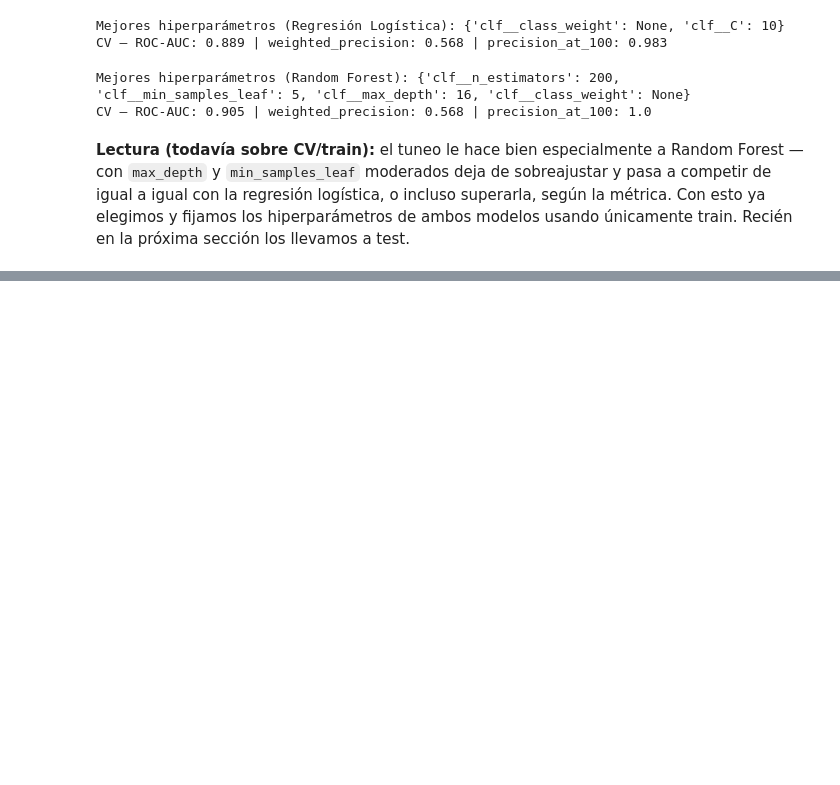
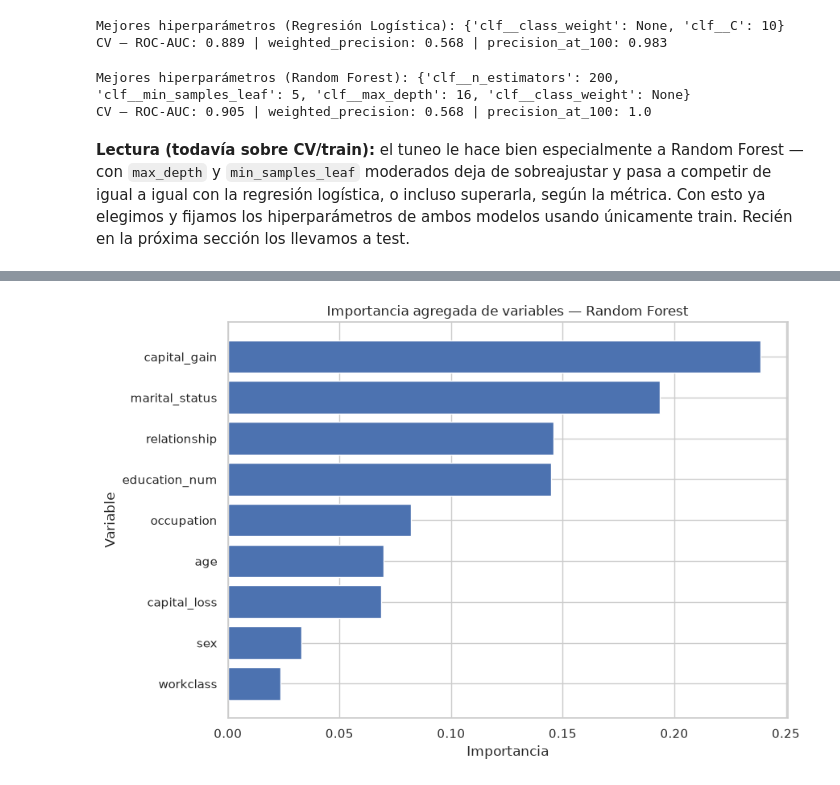
Before and after one commit to FMerlo01/ML_TP_FInal, a Jupyter notebook: tp_final_arca.ipynb, the cells around one changed output, grey strips where cells are left out. Cells and saved outputs as stored; diff of their text form; code cells hidden in the pictures; blank space fills up the shorter version.

```diff
--- a/tp_final_arca.ipynb
+++ b/tp_final_arca.ipynb
@@ -578,0 +1302,27 @@ CV — ROC-AUC: 0.905 | weighted_precision: 0.568 | precision_at_100: 1.0
+# %%
+original_columns = list(X_train.columns)
+
+
+def get_original_variable(transformed_name):
+    clean_name = transformed_name.split("__", 1)[-1]
+
+    for column in sorted(original_columns, key=len, reverse=True):
+        if clean_name == column or clean_name.startswith(f"{column}_"):
+            return column
+
+    return clean_name
+
+
+feature_importance["variable_original"] = (
+    feature_importance["feature"]
+    .apply(get_original_variable)
+)
+
+importance_by_variable = (
+    feature_importance
+    .groupby("variable_original", as_index=False)["importance"]
+    .sum()
+    .sort_values("importance", ascending=False)
+)
+
+importance_by_variable
@@ -578,0 +1340,19 @@ CV — ROC-AUC: 0.905 | weighted_precision: 0.568 | precision_at_100: 1.0
+# %%
+plot_data = (
+    importance_by_variable
+    .sort_values("importance", ascending=True)
+)
+
+plt.figure(figsize=(9, 6))
+plt.barh(
+    plot_data["variable_original"],
+    plot_data["importance"],
+)
+
+plt.title("Importancia agregada de variables — Random Forest")
+plt.xlabel("Importancia")
+plt.ylabel("Variable")
+plt.tight_layout()
+plt.show()
+# %% [output]
+[figure, added]
```
Also changed, not shown: parts of 26 cells of this notebook, 2 other files.
